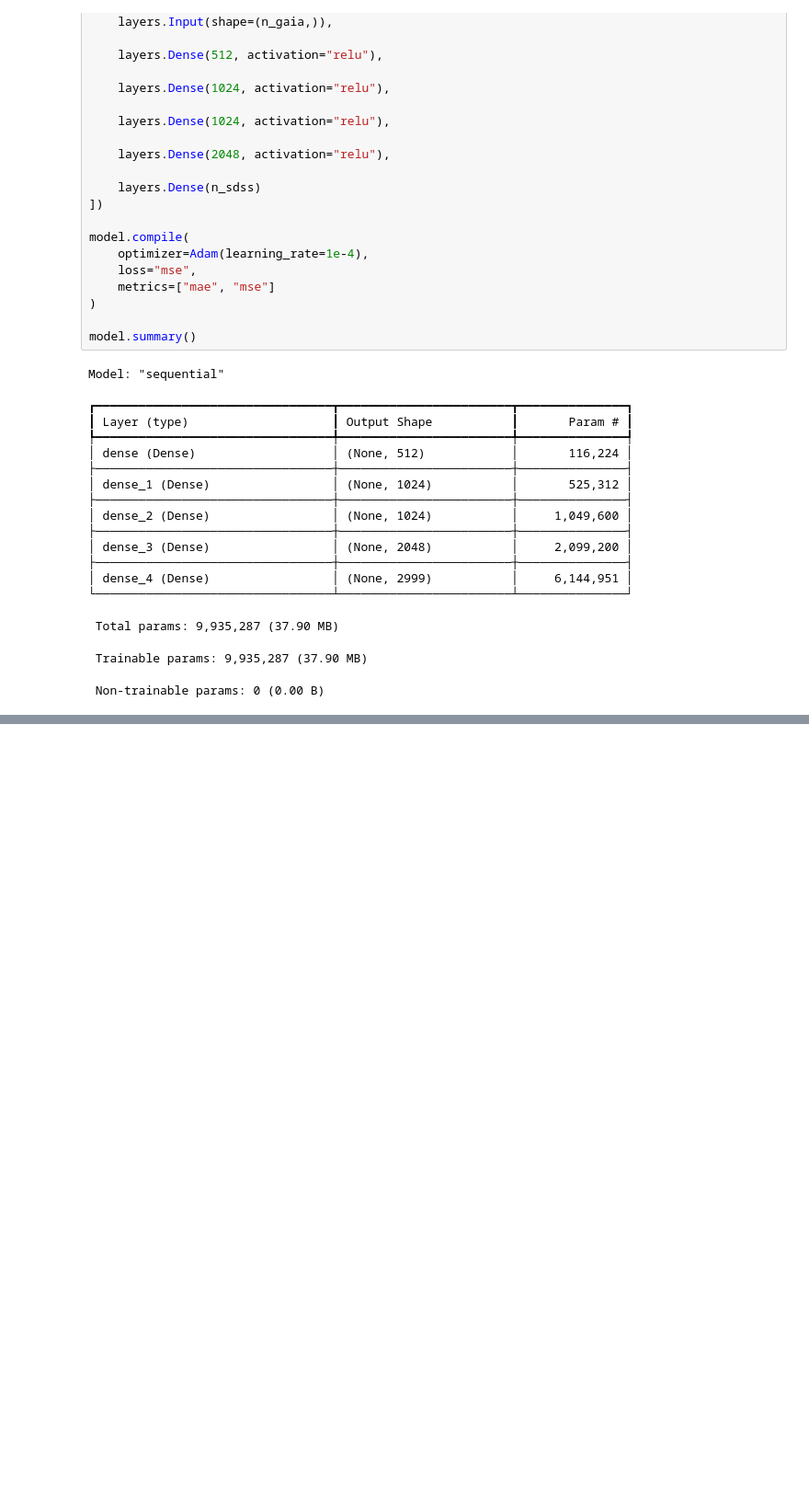
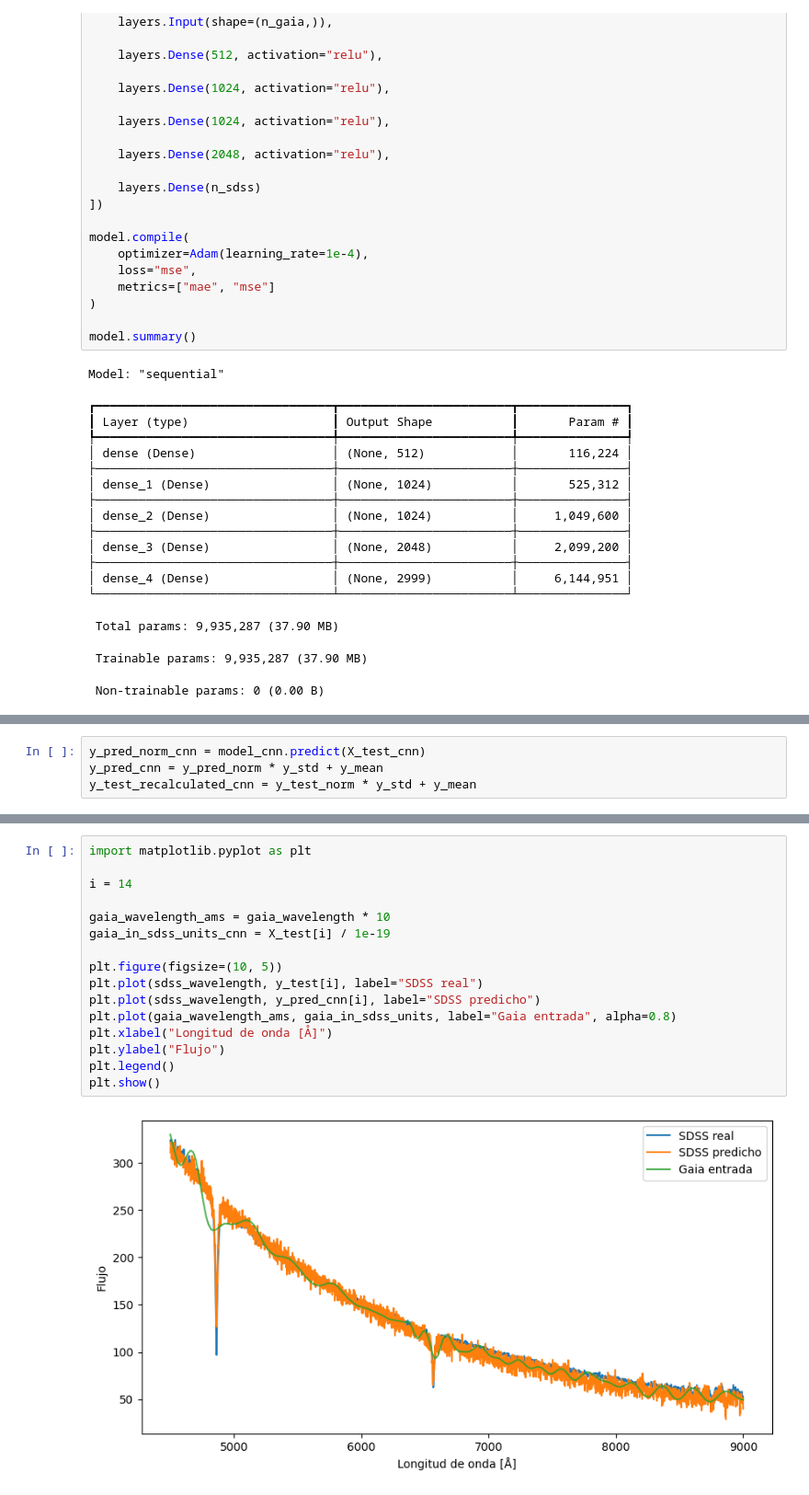
Before and after one commit to javier-cacho-master-ai/trabajo-fin-master, a Jupyter notebook: solution/model-training.ipynb, the cells around one changed output, grey strips where cells are left out. Shown at 92% size. Drawn from its saved outputs; the diff is of its cells as text; blank space fills up the shorter version.

Commit message:
new model attempt

```diff
--- a/solution/model-training.ipynb
+++ b/solution/model-training.ipynb
@@ -218,0 +314,4 @@ plt.show()
+# %%
+y_pred_norm_cnn = model_cnn.predict(X_test_cnn)
+y_pred_cnn = y_pred_norm * y_std + y_mean
+y_test_recalculated_cnn = y_test_norm * y_std + y_mean
@@ -218,0 +320,18 @@ plt.show()
+# %%
+import matplotlib.pyplot as plt
+
+i = 14
+
+gaia_wavelength_ams = gaia_wavelength * 10
+gaia_in_sdss_units_cnn = X_test[i] / 1e-19
+
+plt.figure(figsize=(10, 5))
+plt.plot(sdss_wavelength, y_test[i], label="SDSS real")
+plt.plot(sdss_wavelength, y_pred_cnn[i], label="SDSS predicho")
+plt.plot(gaia_wavelength_ams, gaia_in_sdss_units, label="Gaia entrada", alpha=0.8)
+plt.xlabel("Longitud de onda [Å]")
+plt.ylabel("Flujo")
+plt.legend()
+plt.show()
+# %% [output]
+[figure, added]
```
Also changed, not shown: parts of 12 cells of this notebook.
